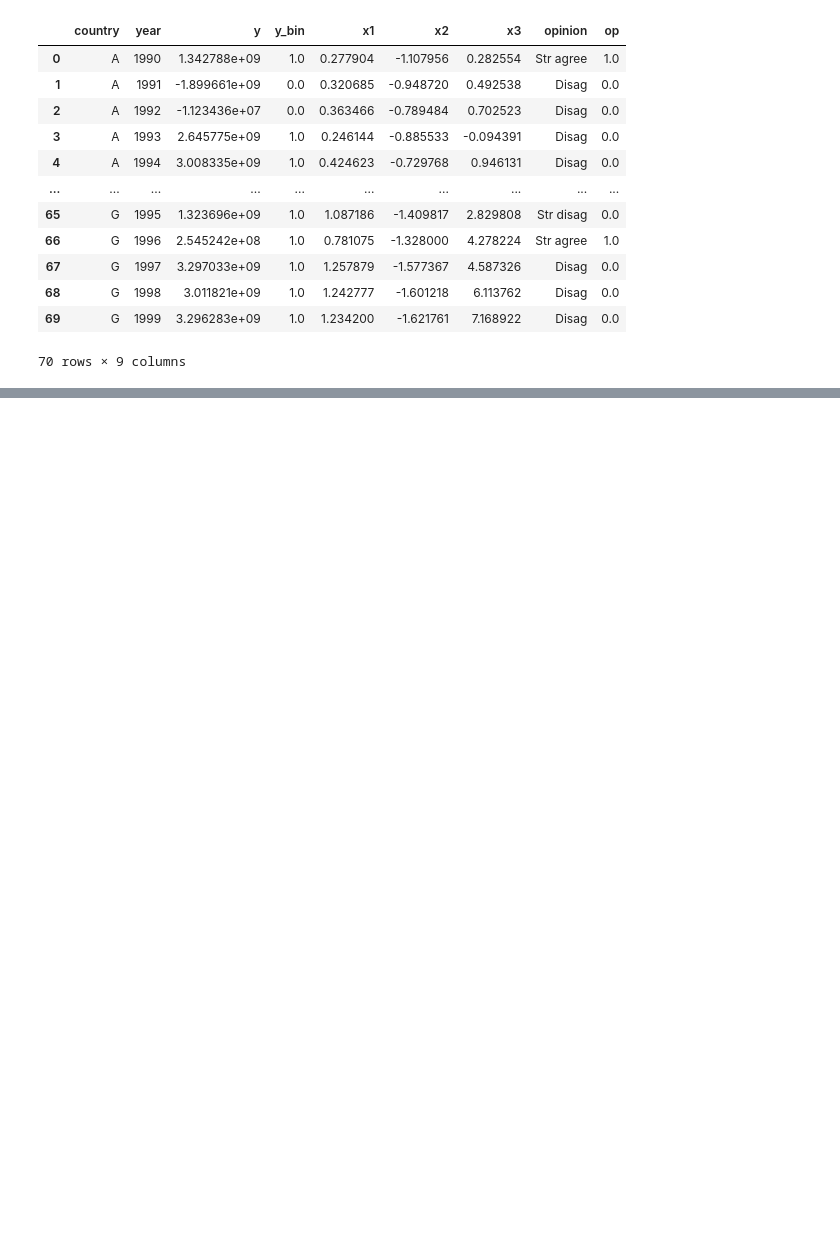
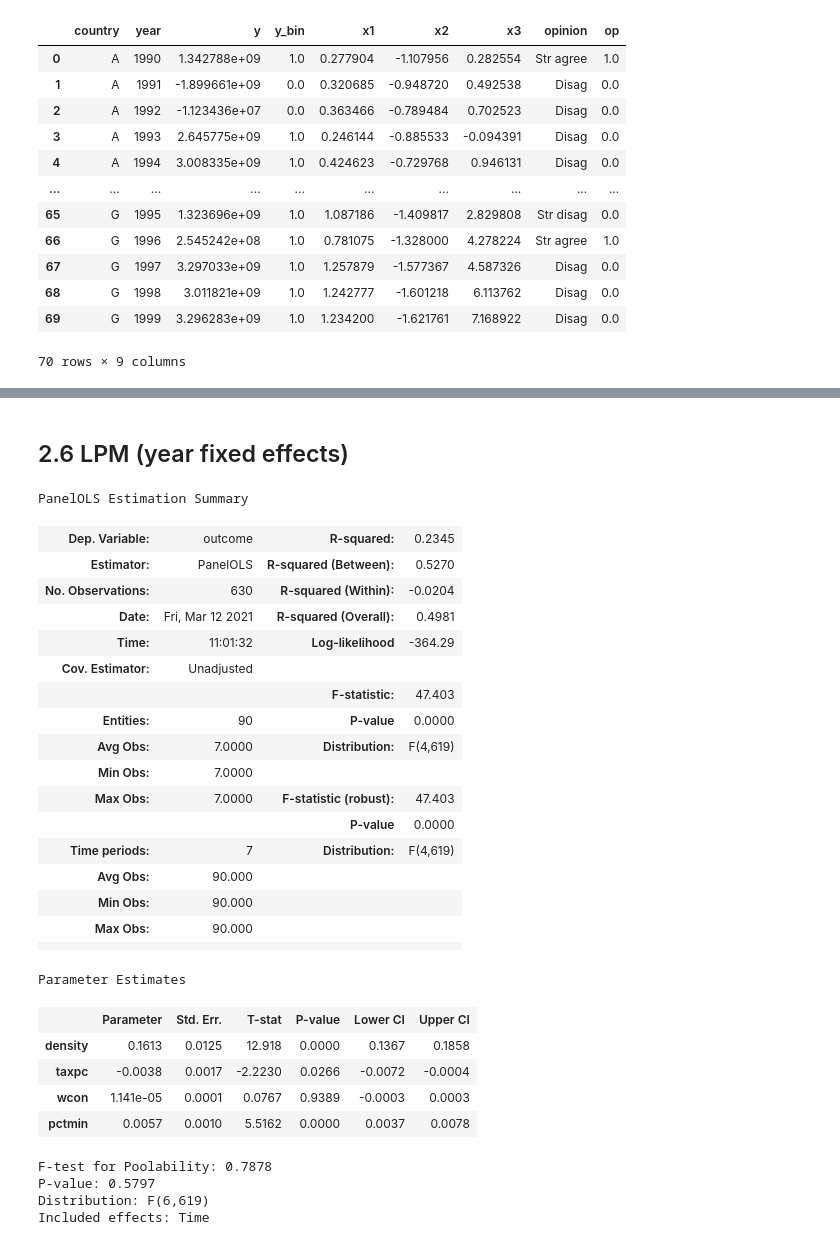
Before and after one commit to topher-lo/PyEC333, a Jupyter notebook: notebooks/8_nonlinear_panel.ipynb, the cells around one changed output, grey strips where cells are left out. Saved outputs shown, nothing was run; the diff lists cells and outputs as text; code cells hidden in the pictures; blank space fills up the shorter version.

```diff
--- a/notebooks/8_nonlinear_panel.ipynb
+++ b/notebooks/8_nonlinear_panel.ipynb
@@ -70,0 +322,38 @@ years = data['year']
+# %% [markdown]
+## 2.6 LPM (year fixed effects)
+# %%
+# Time period fixed effects
+
+year_fe_formula = "outcome ~ density + taxpc + wcon + pctmin + TimeEffects"
+mod_year_fe = PanelOLS.from_formula(year_fe_formula, data=panel_data, drop_absorbed=True)
+res_year_fe = mod_year_fe.fit()
+res_year_fe.summary
+# %% [output]
+PanelOLS Estimation Summary
+| Dep. Variable: | outcome | R-squared: | 0.2345 |
+| Estimator: | PanelOLS | R-squared (Between): | 0.5270 |
+| No. Observations: | 630 | R-squared (Within): | -0.0204 |
+| Date: | Fri, Mar 12 2021 | R-squared (Overall): | 0.4981 |
+| Time: | 11:01:32 | Log-likelihood | -364.29 |
+| Cov. Estimator: | Unadjusted |  |  |
+|  |  | F-statistic: | 47.403 |
+| Entities: | 90 | P-value | 0.0000 |
+| Avg Obs: | 7.0000 | Distribution: | F(4,619) |
+| Min Obs: | 7.0000 |  |  |
+| Max Obs: | 7.0000 | F-statistic (robust): | 47.403 |
+|  |  | P-value | 0.0000 |
+| Time periods: | 7 | Distribution: | F(4,619) |
+| Avg Obs: | 90.000 |  |  |
+| Min Obs: | 90.000 |  |  |
+| Max Obs: | 90.000 |  |  |
+|  |  |  |  |
+Parameter Estimates
+|  | Parameter | Std. Err. | T-stat | P-value | Lower CI | Upper CI |
+| density | 0.1613 | 0.0125 | 12.918 | 0.0000 | 0.1367 | 0.1858 |
+| taxpc | -0.0038 | 0.0017 | -2.2230 | 0.0266 | -0.0072 | -0.0004 |
+| wcon | 1.141e-05 | 0.0001 | 0.0767 | 0.9389 | -0.0003 | 0.0003 |
+| pctmin | 0.0057 | 0.0010 | 5.5162 | 0.0000 | 0.0037 | 0.0078 |
+F-test for Poolability: 0.7878
+P-value: 0.5797
+Distribution: F(6,619)
+Included effects: Time
```
Also changed, not shown: parts of 28 cells of this notebook, 1 other file.
